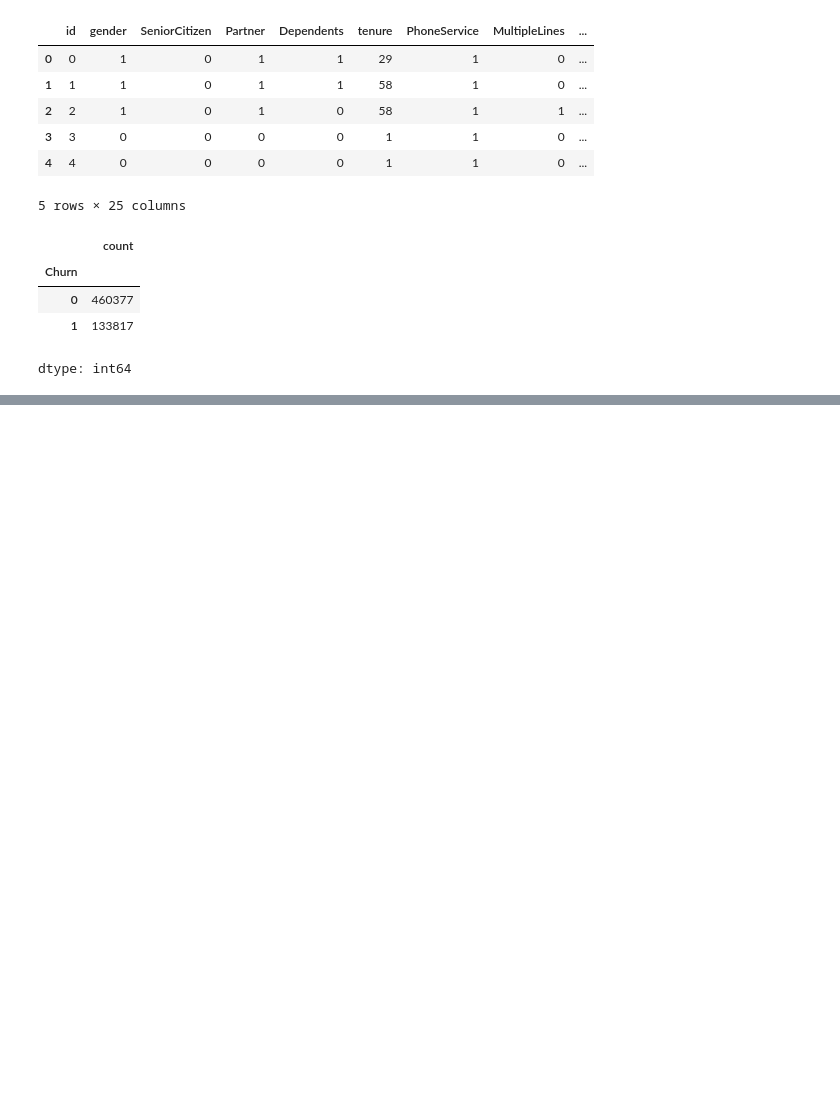
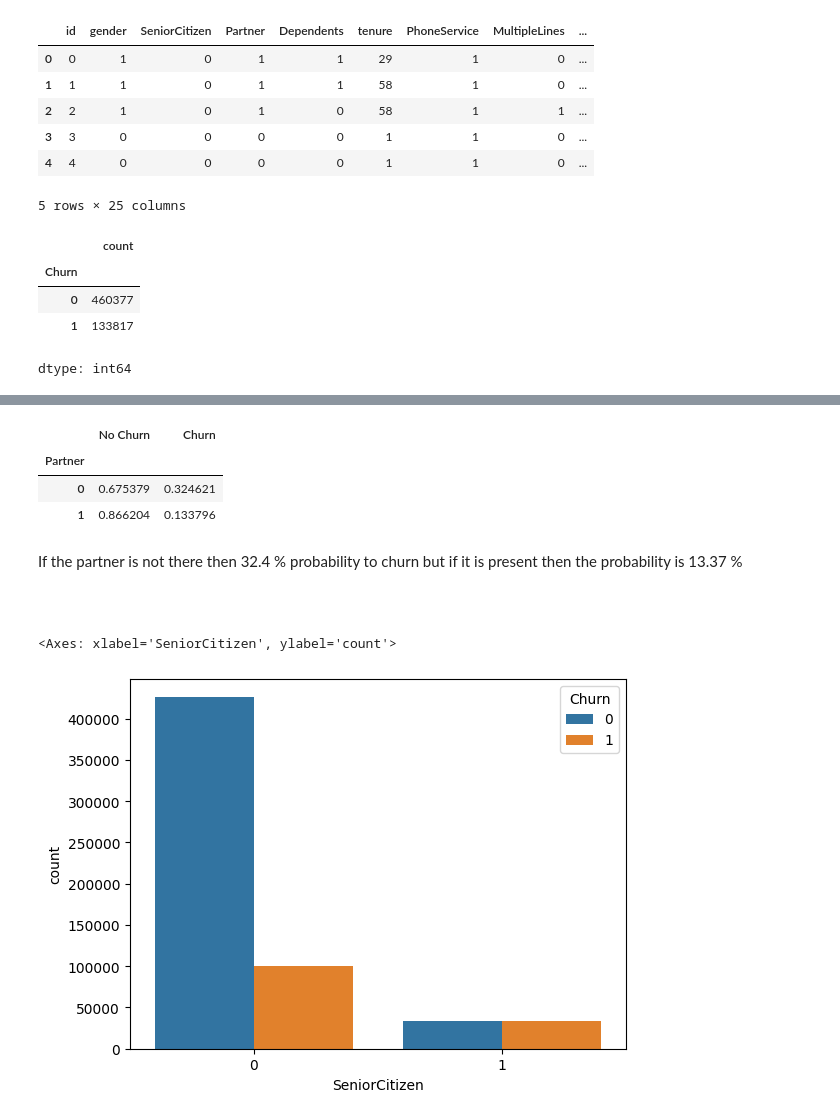
Before and after one commit to YugYadav25/kaggle-notebooks, a Jupyter notebook: Chrun Prediction playground-series-s6e3/ChurnPredic.ipynb, the cells around one changed output, grey strips where cells are left out. Drawn from its saved outputs; the diff is of its cells as text; code cells hidden in the pictures; blank space fills up the shorter version.

```diff
--- a/Chrun Prediction playground-series-s6e3/ChurnPredic.ipynb
+++ b/Chrun Prediction playground-series-s6e3/ChurnPredic.ipynb
@@ -269,0 +309,18 @@ Warning: Total number of columns (25) exceeds max_columns (20) limiting to first
+# %%
+partner_churn_rate = clean_df.groupby('Partner')['Churn'].value_counts(normalize=True).unstack()
+partner_churn_rate.columns = ['No Churn', 'Churn']
+display(partner_churn_rate)
+# %% [output]
+|  | No Churn | Churn |
+| Partner |  |  |
+| 0 | 0.675379 | 0.324621 |
+| 1 | 0.866204 | 0.133796 |
+# %% [markdown]
+If the partner is not there then 32.4 % probability to churn but if it is present then the probability is 13.37 %
+# %% [markdown]
+#
+# %%
+sns.countplot(x='SeniorCitizen',hue='Churn',data=clean_df)
+# %% [output]
+<Axes: xlabel='SeniorCitizen', ylabel='count'>
+[figure, added]
```
Also changed, not shown: parts of 28 cells of this notebook.
